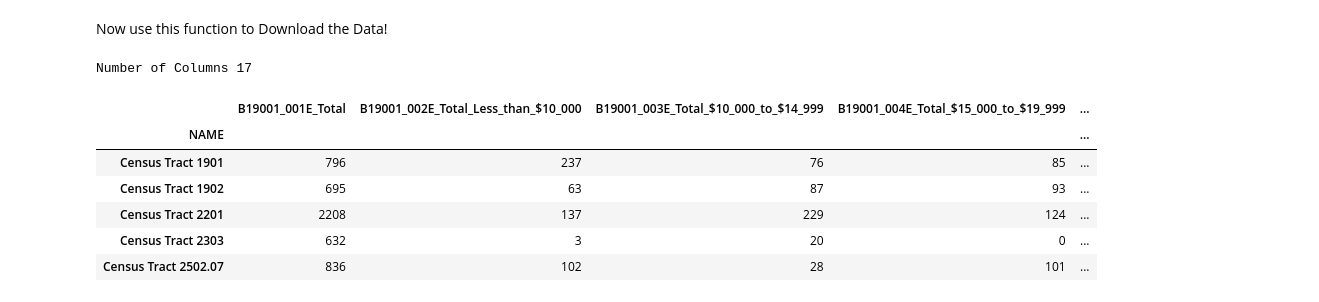
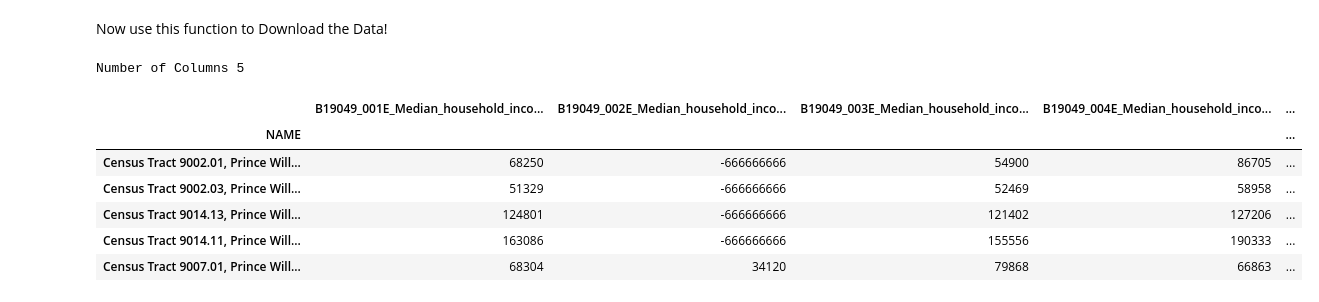
Before and after one commit to karpatic/dataplay, a Jupyter notebook: notebooks/01_ACS_Explore_and_Download.ipynb, the cells around one changed output. Drawn from its saved outputs; the diff is of its cells as text; code cells hidden in the pictures.

```diff
--- a/notebooks/01_ACS_Explore_and_Download.ipynb
+++ b/notebooks/01_ACS_Explore_and_Download.ipynb
@@ -792,22 +808,24 @@ Now use this function to Download the Data!
 # Our download function will use Baltimore City's tract, county and state as internal paramters
 # Change these values in the cell below using different geographic reference codes will change those parameters
 tract = '*'
-county = '510'
-state = '24'
+county = '153' # '059' # 153 '510'
+state = '51'
 
 # Specify the download parameters the function will receieve here
-tableId = 'B19001'
+tableId = 'B19049' # 'B19001'
 year = '17'
 saveAcs = True
 # %%
-df = retrieve_acs_data(state, county, tract, tableId, year, saveAcs)
+# state, county, tract, tableId, year, saveOriginal, save
+
+df = retrieve_acs_data(state, county, tract, tableId, year, saveAcs, True)
 df.head()
 # %% [output]
-Number of Columns 17
+Number of Columns 5
-|  | B19001_001E_Total | B19001_002E_Total_Less_than_$10_000 | B19001_003E_Total_$10_000_to_$14_999 | B19001_004E_Total_$15_000_to_$19_999 | ... |
+|  | B19049_001E_Median_household_inco... | B19049_002E_Median_household_inco... | B19049_003E_Median_household_inco... | B19049_004E_Median_household_inco... | ... |
 | NAME |  |  |  |  | ... |
-| Census Tract 1901 | 796 | 237 | 76 | 85 | ... |
-| Census Tract 1902 | 695 | 63 | 87 | 93 | ... |
-| Census Tract 2201 | 2208 | 137 | 229 | 124 | ... |
-| Census Tract 2303 | 632 | 3 | 20 | 0 | ... |
-| Census Tract 2502.07 | 836 | 102 | 28 | 101 | ... |
+| Census Tract 9002.01, Prince Will... | 68250 | -666666666 | 54900 | 86705 | ... |
+| Census Tract 9002.03, Prince Will... | 51329 | -666666666 | 52469 | 58958 | ... |
+| Census Tract 9014.13, Prince Will... | 124801 | -666666666 | 121402 | 127206 | ... |
+| Census Tract 9014.11, Prince Will... | 163086 | -666666666 | 155556 | 190333 | ... |
+| Census Tract 9007.01, Prince Will... | 68304 | 34120 | 79868 | 66863 | ... |
```
Also changed, not shown: parts of 5 cells of this notebook, 19 other files.
